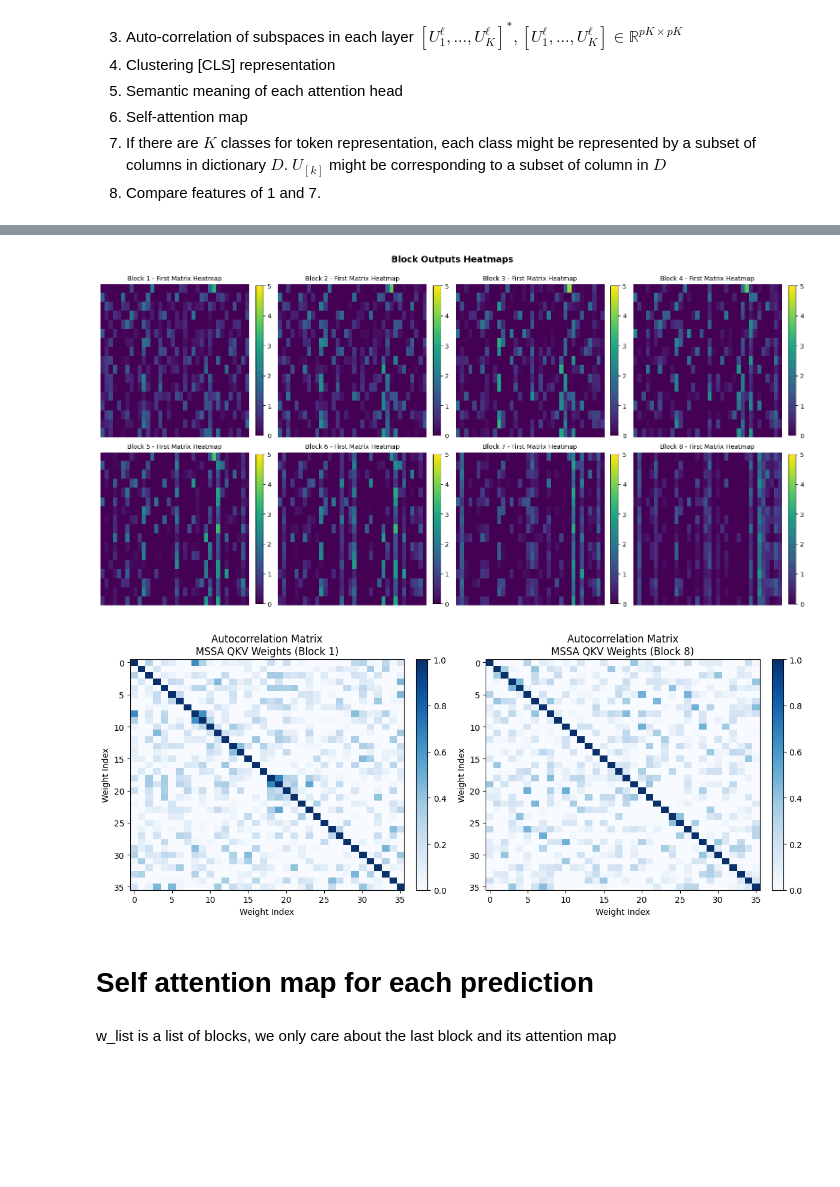
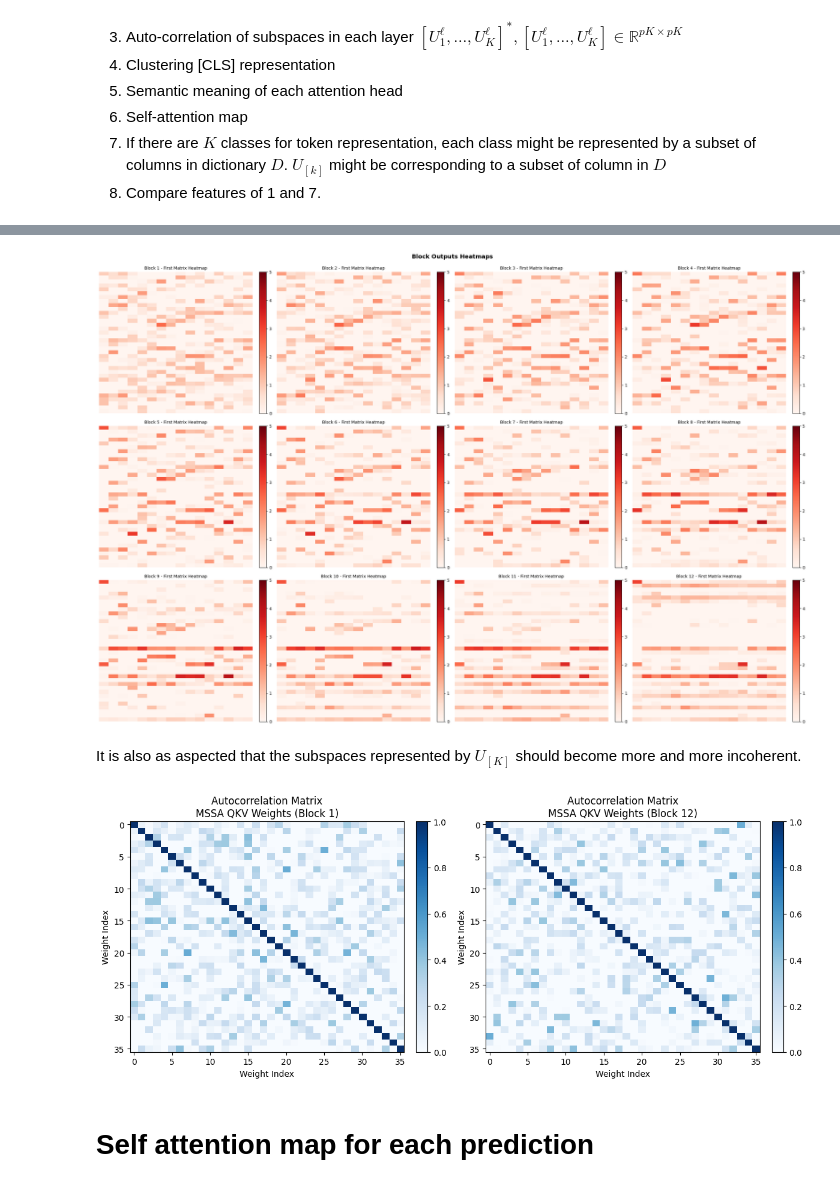
Before and after one commit to ngkel/crate_implementation, a Jupyter notebook: notebooks/crate_explained_fashion.ipynb, the cells around one changed output, grey strips where cells are left out. Saved outputs shown, nothing was run; the diff lists cells and outputs as text; code cells hidden in the pictures; blank space fills up the shorter version.

Commit message:
First project on CRATE implementation to be uploaded to my portfolio

```diff
--- a/notebooks/crate_explained_fashion.ipynb
+++ b/notebooks/crate_explained_fashion.ipynb
@@ -137,0 +85,23 @@ Click on the 'GRAPHS' tab to view the model structure.
+# %%
+from collections import Counter
+
+def count_classes(dataloader):
+    all_labels = []
+    for _, labels in dataloader:
+        all_labels.extend(labels.numpy())
+    return Counter(all_labels)
+
+train_class_counts = count_classes(train_loader)
+test_class_counts = count_classes(test_loader)
+
+# Print results
+class_names = ['T-shirt/top', 'Trouser', 'Pullover', 'Dress', 'Coat',
+               'Sandal', 'Shirt', 'Sneaker', 'Bag', 'Ankle boot']
+
+print("Training set class distribution:")
+for i in range(10):
+    print(f"  Class {i} ({class_names[i]}): {train_class_counts[i]} samples")
+
+print("\nTest set class distribution:")
+for i in range(10):
+    print(f"  Class {i} ({class_names[i]}): {test_class_counts[i]} samples")
@@ -540,4 +651,6 @@ for block in model.crate.blocks:
 # %%
+coding_rate_list, sparsity_list, block_outputs_list, w_list = setup_model_hooks(model)
+
 # Visualize 5 predictions from test set
 model.eval()
 
@@ -684,38 +789,40 @@ import numpy as np
 # Count how many blocks have data
 num_blocks_with_data = sum(1 for block in block_outputs_list if len(block) > 0)
 
 # Determine grid dimensions (2 rows, 4 columns for 8 blocks)
-n_rows = 2
+n_rows = 3
 n_cols = 4
-fig, axes = plt.subplots(n_rows, n_cols, figsize=(16, 8))
+fig, axes = plt.subplots(n_rows, n_cols, figsize=(24, 16))
 axes = axes.flatten()  # Flatten to 1D array for easier indexing
 
 vmin, vmax = 0, 5
 block_idx = 0
 
 for i, block in enumerate(block_outputs_list):
     if len(block) > 0:
-        matrix = block[0]  # Take the first matrix for this block
+        matrix = block[3].T  # Take the first image representation for this block
         ax = axes[block_idx]
 
-        im = ax.imshow(matrix, cmap='viridis', aspect='auto', vmin=vmin, vmax=vmax)
+        im = ax.imshow(matrix, cmap='Reds', aspect='auto', vmin=vmin, vmax=vmax)
         ax.set_title(f'Block {i+1} - First Matrix Heatmap', fontsize=10)
         ax.axis('off')
 
         # Add colorbar to each subplot
         plt.colorbar(im, ax=ax, fraction=0.046, pad=0.04)
 
         block_idx += 1
 
 # Hide unused subplots if any
 for idx in range(block_idx, len(axes)):
     axes[idx].axis('off')
 
 plt.suptitle('Block Outputs Heatmaps', fontsize=14, fontweight='bold', y=0.995)
 plt.tight_layout()
 plt.show()
 # %% [output]
-[figure, old version]
+[figure, new version]
+# %% [markdown]
+It is also as aspected that the subspaces represented by $U_{[K]}$ should become more and more incoherent.
 # %%
 # # subspaces of the first and last layer side by side
 import torch
@@ -724,9 +831,14 @@ import torch
 qkv_weights_1 = model.crate.blocks[0].mssa.qkv.weight.data.cpu().numpy()
 qkv_weights_8 = model.crate.blocks[-1].mssa.qkv.weight.data.cpu().numpy()
 
-# Compute autocorrelation for both
-autocorr_matrix_1 = np.corrcoef(qkv_weights_1)
-autocorr_matrix_8 = np.corrcoef(qkv_weights_8)
+# Normalize each column (z-score normalization: subtract mean, divide by std)
+# Transpose so columns become rows for np.corrcoef
+qkv_weights_1_normalized = (qkv_weights_1 - qkv_weights_1.mean(axis=0)) / (qkv_weights_1.std(axis=0) + 1e-8)
+qkv_weights_8_normalized = (qkv_weights_8 - qkv_weights_8.mean(axis=0)) / (qkv_weights_8.std(axis=0) + 1e-8)
+
+# Compute autocorrelation for both (transpose so columns are treated as variables)
+autocorr_matrix_1 = np.corrcoef(qkv_weights_1_normalized.T)
+autocorr_matrix_8 = np.corrcoef(qkv_weights_8_normalized.T)
 
 fig, axes = plt.subplots(1, 2, figsize=(12, 5))  # 1 row, 2 columns
 
@@ -738,7 +850,7 @@ axes[0].set_ylabel("Weight Index")
 plt.colorbar(im1, ax=axes[0], fraction=0.046, pad=0.04)
 
 im2 = axes[1].imshow(autocorr_matrix_8, cmap='Blues', aspect='auto', vmin=vmin, vmax=vmax)
-axes[1].set_title("Autocorrelation Matrix\nMSSA QKV Weights (Block 8)")
+axes[1].set_title(f"Autocorrelation Matrix\nMSSA QKV Weights (Block {i+1})")
 axes[1].set_xlabel("Weight Index")
 axes[1].set_ylabel("Weight Index")
 plt.colorbar(im2, ax=axes[1], fraction=0.046, pad=0.04)
@@ -746,8 +858,6 @@ plt.colorbar(im2, ax=axes[1], fraction=0.046, pad=0.04)
 plt.tight_layout()
 plt.show()
 # %% [output]
-[figure, old version]
+[figure, new version]
 # %% [markdown]
 # Self attention map for each prediction
-# %% [markdown]
-w_list is a list of blocks, we only care about the last block and its attention map
```
Also changed, not shown: parts of 43 cells of this notebook, 5 other files.
